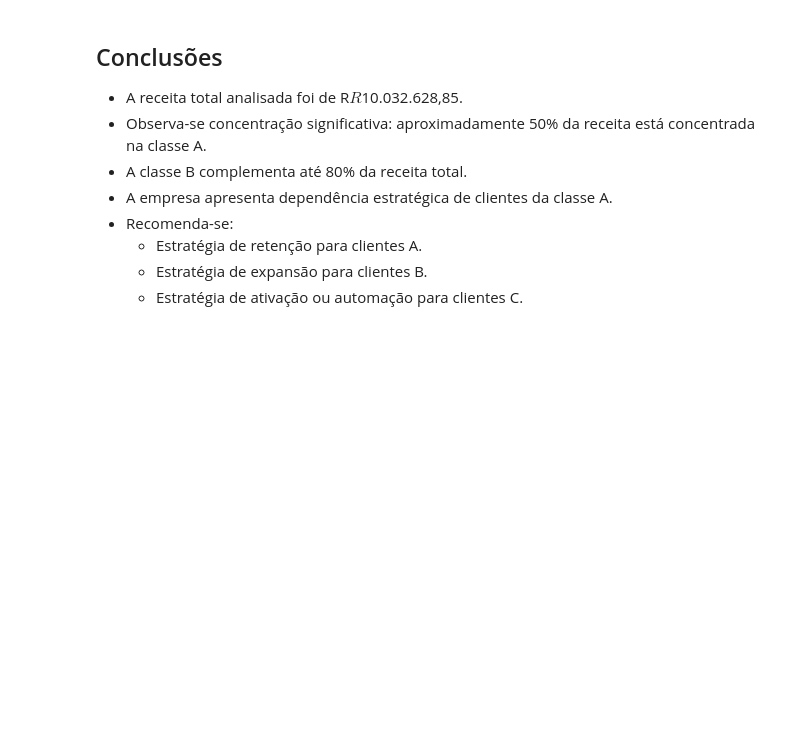
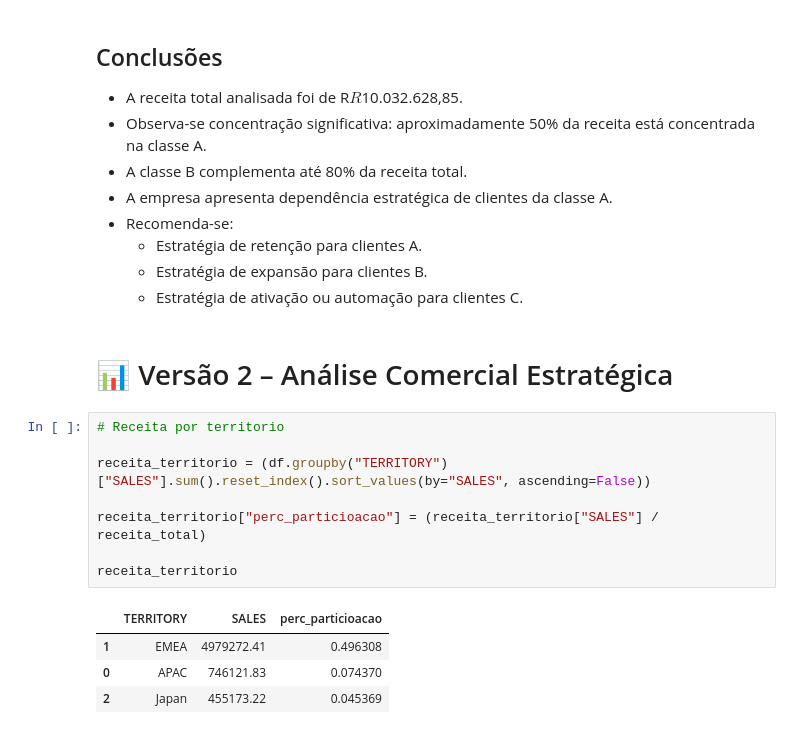
Before and after one commit to Jorge-print/data-portfolio-jorge, a Jupyter notebook: vendas/notebooks/analise_segmentacao_abc_clientes.ipynb, the cells around one changed output. Saved outputs shown, nothing was run; the diff lists cells and outputs as text; blank space fills up the shorter version.

```diff
--- a/vendas/notebooks/analise_segmentacao_abc_clientes.ipynb
+++ b/vendas/notebooks/analise_segmentacao_abc_clientes.ipynb
@@ -122,3 +122,18 @@ plt.show()
     - Estratégia de retenção para clientes A.
     - Estratégia de expansão para clientes B.
     - Estratégia de ativação ou automação para clientes C.
+# %% [markdown]
+# 📊 Versão 2 – Análise Comercial Estratégica
+# %%
+# Receita por territorio
+
+receita_territorio = (df.groupby("TERRITORY")["SALES"].sum().reset_index().sort_values(by="SALES", ascending=False))
+
+receita_territorio["perc_particioacao"] = (receita_territorio["SALES"] / receita_total)
+
+receita_territorio
+# %% [output]
+|  | TERRITORY | SALES | perc_particioacao |
+| 1 | EMEA | 4979272.41 | 0.496308 |
+| 0 | APAC | 746121.83 | 0.074370 |
+| 2 | Japan | 455173.22 | 0.045369 |
```
Also changed, not shown: parts of 6 cells of this notebook, 1 other file.
